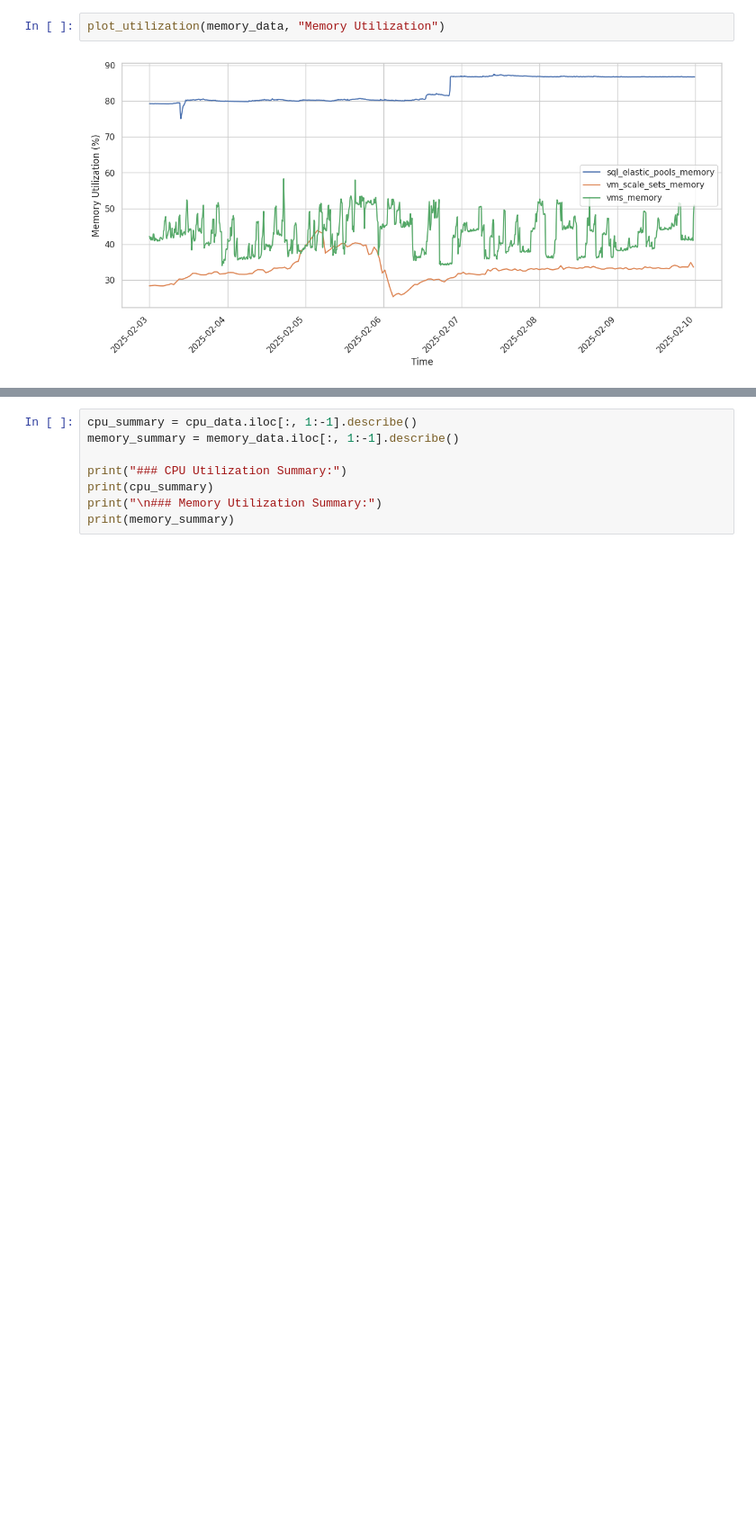
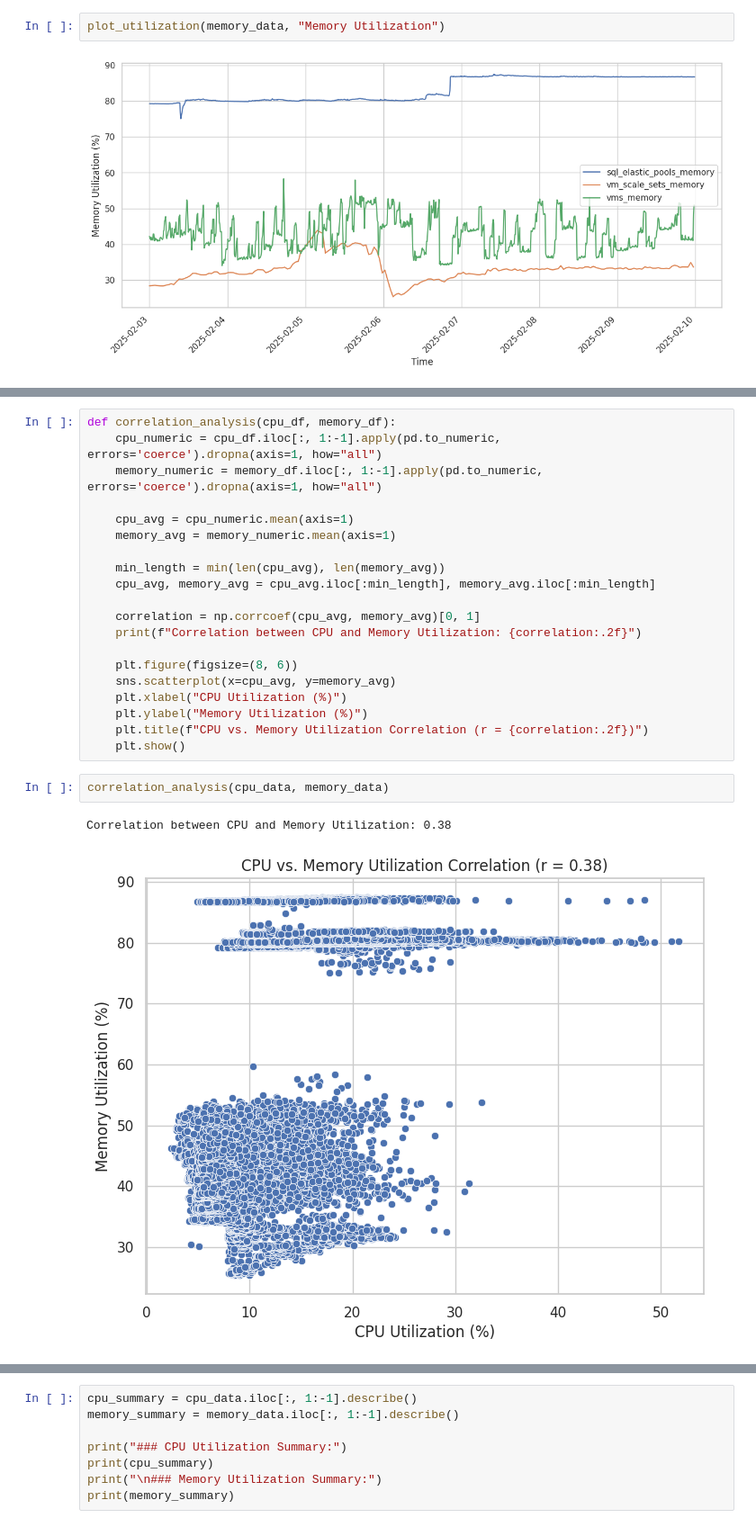
Before and after one commit to S2-group/afas-sci-case-study-2025, a Jupyter notebook: baseline_calculation/performance.ipynb, the cells around one changed output, grey strips where cells are left out. Shown at 90% size. Drawn from its saved outputs; the diff is of its cells as text; blank space fills up the shorter version.

```diff
--- a/baseline_calculation/performance.ipynb
+++ b/baseline_calculation/performance.ipynb
@@ -64,0 +89,25 @@ plot_utilization(memory_data, "Memory Utilization")
+# %%
+def correlation_analysis(cpu_df, memory_df):
+    cpu_numeric = cpu_df.iloc[:, 1:-1].apply(pd.to_numeric, errors='coerce').dropna(axis=1, how="all")
+    memory_numeric = memory_df.iloc[:, 1:-1].apply(pd.to_numeric, errors='coerce').dropna(axis=1, how="all")
+
+    cpu_avg = cpu_numeric.mean(axis=1)
+    memory_avg = memory_numeric.mean(axis=1)
+
+    min_length = min(len(cpu_avg), len(memory_avg))
+    cpu_avg, memory_avg = cpu_avg.iloc[:min_length], memory_avg.iloc[:min_length]
+
+    correlation = np.corrcoef(cpu_avg, memory_avg)[0, 1]
+    print(f"Correlation between CPU and Memory Utilization: {correlation:.2f}")
+
+    plt.figure(figsize=(8, 6))
+    sns.scatterplot(x=cpu_avg, y=memory_avg)
+    plt.xlabel("CPU Utilization (%)")
+    plt.ylabel("Memory Utilization (%)")
+    plt.title(f"CPU vs. Memory Utilization Correlation (r = {correlation:.2f})")
+    plt.show()
+# %%
+correlation_analysis(cpu_data, memory_data)
+# %% [output]
+Correlation between CPU and Memory Utilization: 0.38
+[figure, added]
```
Also changed, not shown: parts of 7 cells of this notebook.
